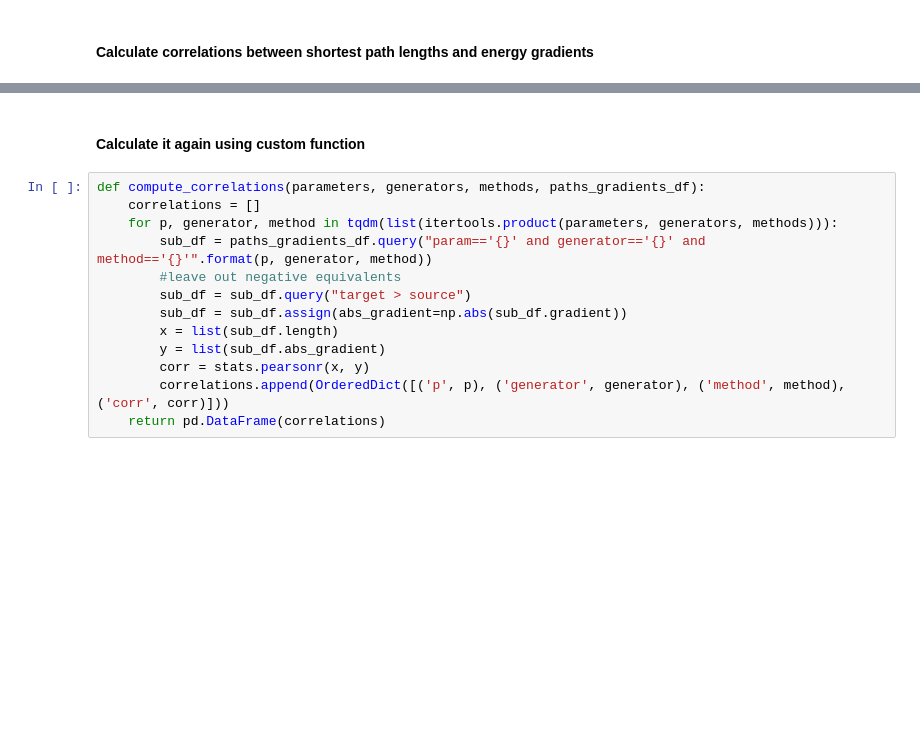
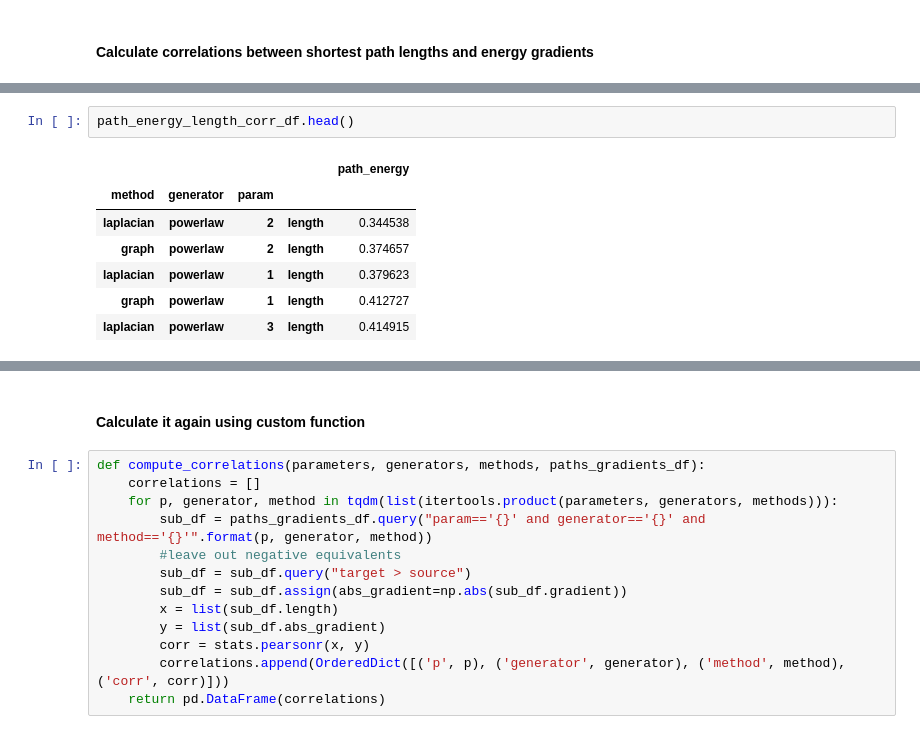
Before and after one commit to megaduks/entropy-complex-networks, a Jupyter notebook: networkentropy/experiments/Energy gradient correlations.ipynb, the cells around one changed output, grey strips where cells are left out. Saved outputs shown, nothing was run; the diff lists cells and outputs as text; blank space fills up the shorter version.

```diff
--- a/networkentropy/experiments/Energy gradient correlations.ipynb
+++ b/networkentropy/experiments/Energy gradient correlations.ipynb
@@ -125,0 +145,10 @@ corr_df.loc[idx[:, :, :, 'gradient'], 'length'].to_frame().sort_values('length',
+# %%
+path_energy_length_corr_df.head()
+# %% [output]
+|  |  |  |  | path_energy |
+| method | generator | param |  |  |
+| laplacian | powerlaw | 2 | length | 0.344538 |
+| graph | powerlaw | 2 | length | 0.374657 |
+| laplacian | powerlaw | 1 | length | 0.379623 |
+| graph | powerlaw | 1 | length | 0.412727 |
+| laplacian | powerlaw | 3 | length | 0.414915 |
```
Also changed, not shown: parts of 11 cells of this notebook.
